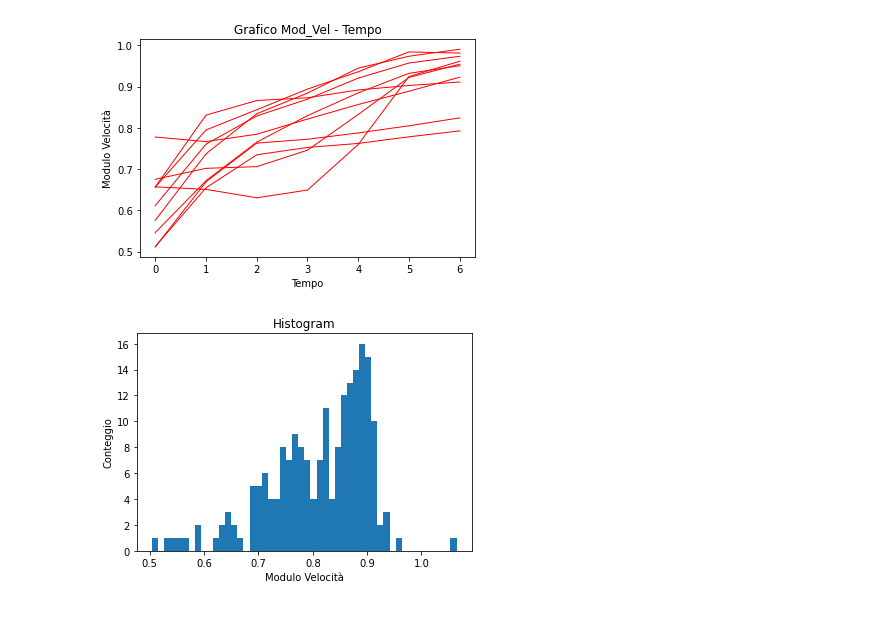
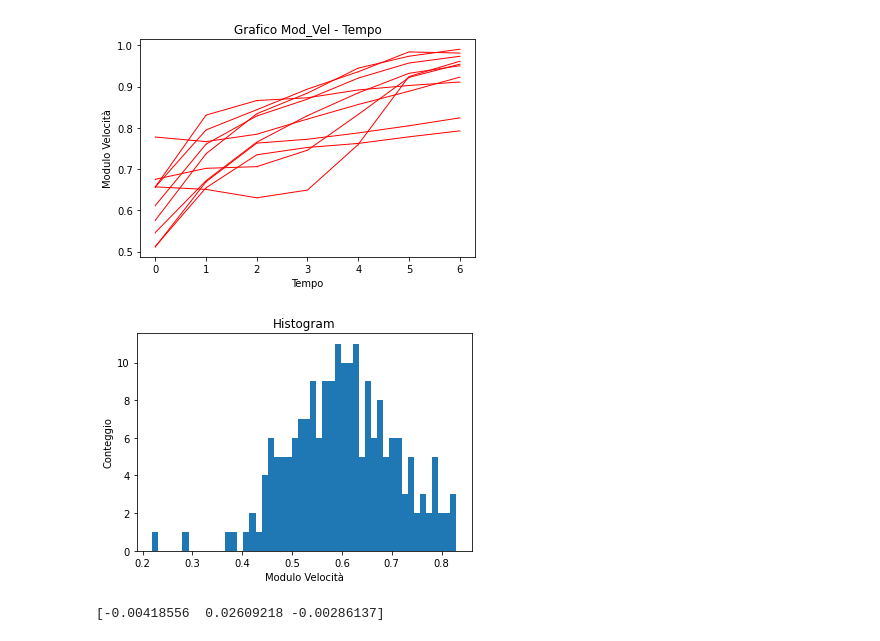
Before and after one commit to unibo-niccolotonin/Esame-Sistemi-Complessi-Stormi, a Jupyter notebook: FlockingCalcoli (3).ipynb, the cells around one changed output. Drawn from its saved outputs; the diff is of its cells as text; code cells hidden in the pictures.

```diff
--- a/FlockingCalcoli (3).ipynb
+++ b/FlockingCalcoli (3).ipynb
@@ -42,17 +42,3 @@ file_vel_tot = np.array(file_vel,dtype=float)
 file_pos_tot = np.array(file_pos,dtype=float)
 
 #Eseguo questo calcolo per prendere solo gli uccelli ad un certo step fissato
-"""
-
-cont=step
-i=0
-data_vel = np.zeros((birds, 3))
-data_pos = np.zeros((birds, 3))
-fine=cont+birds
-
-while cont < (fine):
-   data_vel[i]=file_vel_tot[cont]
-   data_pos[i]=file_pos_tot[cont]
-   cont+=1
-   i+=1
-"""
@@ -88,11 +72,13 @@ def vel_at_step(a):
 # %%
 velstep=vel_at_step(view_step)
 U=np.zeros((birds,ndim))
-VelMedia=np.mean(velstep,axis=0)
+velMedia=np.mean(velstep,axis=0)
+
 for j in range (birds):
-    U[j] = velstep[j] - VelMedia
+    U[j] = velstep[j] - velMedia
 
 #controllo che u sia uguale a zero
 controll= np.round(np.sum(U,axis=0),1)
-print(controll)
+
+print(velMedia)
 # %% [output]
@@ -214,8 +200,8 @@ VelNorm=VelMedia/np.linalg.norm(VelMedia)
 Quantificazione dell'anisotropia dello stormo:
 ![Anisotropia](anisotropia.png)
 # %%
-position=pos_at_step(step)
-veloc=vel_at_step(step)
+position=pos_at_step(view_step)
+veloc=vel_at_step(view_step)
 mini=200
 matrix=np.zeros((birds,3,3))
 for i in range(birds):
@@ -251,12 +237,12 @@ print(gamma)
 # %% [markdown]
 Calcolo modulo velocità media per ogni uccello ad ogni step
 # %%
-velMedia_tot=np.linalg.norm(file_vel_tot, axis=1)
-velMedia=np.zeros((steps,birds))
+velMod_tot=np.linalg.norm(file_vel_tot, axis=1)
+velMod=np.zeros((steps,birds))
 t=0
 ucc=0
-for i in range (velMedia_tot.size):
-    velMedia[t][ucc]=velMedia_tot[i]
+for i in range (velMod_tot.size):
+    velMod[t][ucc]=velMod_tot[i]
     ucc+=1
     if ucc==birds:
         ucc=0
@@ -282,29 +268,38 @@ plt.show()
 [figure]
 # %%
 
-ModVelUcc=np.linalg.norm(vel_at_step(step),axis=1)
+ModVelUcc=np.linalg.norm(vel_at_step(view_step),axis=1)
 minMod=min(ModVelUcc.reshape(-1,1))
 maxMod=max(ModVelUcc.reshape(-1,1))
 """
 rang=(maxMod-minMod)/4
 Bins=np.zeros(4)
 rangValue=np.array((rang,rang*2,rang*3,rang*4))
 for i in range (birds):
     velb=ModVelUcc[i]
     if velb < rang:
         Bins[0]+=1
     elif velb < (rang*2):
         Bins[1]+=1
     elif velb < (rang*3):
         Bins[2]+=1
     else:
         Bins[3]+=1
 """
 
 plt.hist(ModVelUcc, bins=50)
 plt.xlabel("Modulo Velocità")
 plt.ylabel("Conteggio")
 plt.title("Histogram")
 plt.show()
 # %% [output]
-[figure, old version]
+[figure, new version]
+# %%
+def vel_media_at_step(step):
+    velstep=vel_at_step(step)
+    v_mean=np.mean(velstep,axis=0)
+    return v_mean
+
+print(vel_media_at_step(1))
+# %% [output]
+[-0.00418556  0.02609218 -0.00286137]
```
Also changed, not shown: parts of 10 cells of this notebook.
